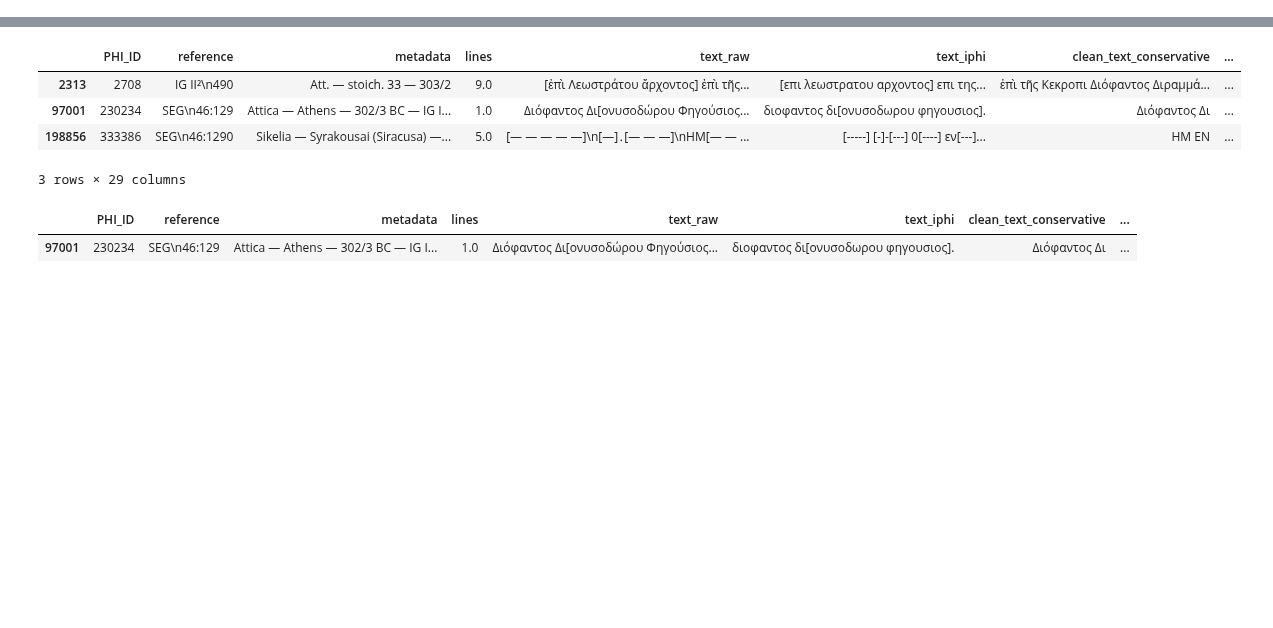
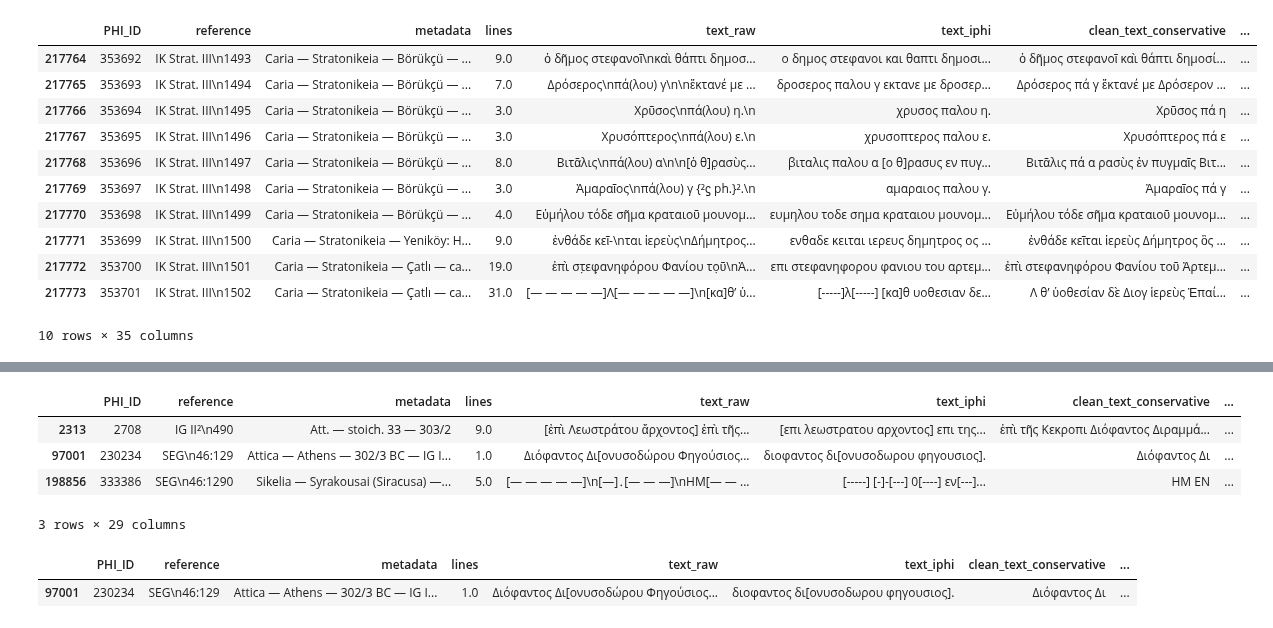
Before and after one commit to sdam-au/GI_ETL, a Jupyter notebook: scripts/2_0_py_GIST&GIRE-OVERVIEW.ipynb, the cells around one changed output, grey strips where cells are left out. Saved outputs shown, nothing was run; the diff lists cells and outputs as text; code cells hidden in the pictures; blank space fills up the shorter version.

```diff
--- a/scripts/2_0_py_GIST&GIRE-OVERVIEW.ipynb
+++ b/scripts/2_0_py_GIST&GIRE-OVERVIEW.ipynb
@@ -35,0 +41,15 @@ attrs_n
+# %%
+GIST.tail(10)
+# %% [output]
+|  | PHI_ID | reference | metadata | lines | text_raw | text_iphi | clean_text_conservative | ... |
+| 217764 | 353692 | IK Strat. III\n1493 | Caria — Stratonikeia — Börükçü — ... | 9.0 | ὁ δῆμος στεφανοῖ\nκαὶ θάπτι δημοσ... | ο δημος στεφανοι και θαπτι δημοσι... | ὁ δῆμος στεφανοῖ καὶ θάπτι δημοσί... | ... |
+| 217765 | 353693 | IK Strat. III\n1494 | Caria — Stratonikeia — Börükçü — ... | 7.0 | Δρόσερος\nπά(λου) γ\n\nἔκτανέ με ... | δροσερος παλου γ εκτανε με δροσερ... | Δρόσερος πά γ ἔκτανέ με Δρόσερον ... | ... |
+| 217766 | 353694 | IK Strat. III\n1495 | Caria — Stratonikeia — Börükçü — ... | 3.0 | Χρῦσος\nπά(λου) η.\n | χρυσος παλου η. | Χρῦσος πά η | ... |
+| 217767 | 353695 | IK Strat. III\n1496 | Caria — Stratonikeia — Börükçü — ... | 3.0 | Χρυσόπτερος\nπά(λου) ε.\n | χρυσοπτερος παλου ε. | Χρυσόπτερος πά ε | ... |
+| 217768 | 353696 | IK Strat. III\n1497 | Caria — Stratonikeia — Börükçü — ... | 8.0 | Βιτᾶλις\nπά(λου) α\n\n[ὁ θ]ρ̣ασὺς... | βιταλις παλου α [ο θ]ρασυς εν πυγ... | Βιτᾶλις πά α ρασὺς ἐν πυγμαῖς Βιτ... | ... |
+| 217769 | 353697 | IK Strat. III\n1498 | Caria — Stratonikeia — Börükçü — ... | 3.0 | Ἀμαραῖος\nπά(λου) γ {²ϛ ph.}².\n | αμαραιος παλου γ. | Ἀμαραῖος πά γ | ... |
+| 217770 | 353698 | IK Strat. III\n1499 | Caria — Stratonikeia — Börükçü — ... | 4.0 | Εὐμήλου τόδε σῆμα κραταιοῦ μουνομ... | ευμηλου τοδε σημα κραταιου μουνομ... | Εὐμήλου τόδε σῆμα κραταιοῦ μουνομ... | ... |
+| 217771 | 353699 | IK Strat. III\n1500 | Caria — Stratonikeia — Yeniköy: H... | 9.0 | ἐνθάδε κεῖ-\nται ἱερεὺς\nΔήμητρος... | ενθαδε κειται ιερευς δημητρος ος ... | ἐνθάδε κεῖται ἱερεὺς Δήμητρος ὃς ... | ... |
+| 217772 | 353700 | IK Strat. III\n1501 | Caria — Stratonikeia — Çatlı — ca... | 19.0 | ἐπὶ στ̣εφ̣ανηφόρου Φανίου το̣ῦ\nἈ... | επι στεφανηφορου φανιου του αρτεμ... | ἐπὶ στεφανηφόρου Φανίου τοῦ Ἀρτεμ... | ... |
+| 217773 | 353701 | IK Strat. III\n1502 | Caria — Stratonikeia — Çatlı — ca... | 31.0 | [— — — — —]Λ[— — — — —]\n[κα]θ’ ὑ... | [-----]λ[-----] [κα]θ υοθεσιαν δε... | Λ θ’ ὑοθεσίαν δὲ Διογ ἱερεὺς Ἐπαί... | ... |
+10 rows × 35 columns
```
Also changed, not shown: parts of 9 cells of this notebook.
